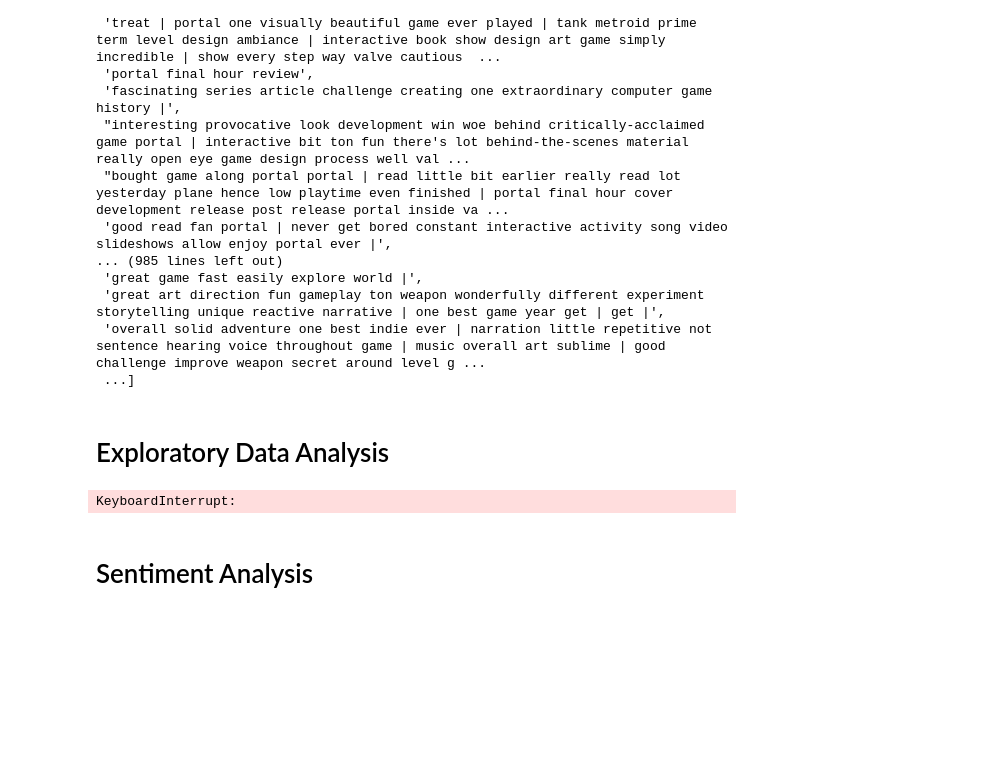
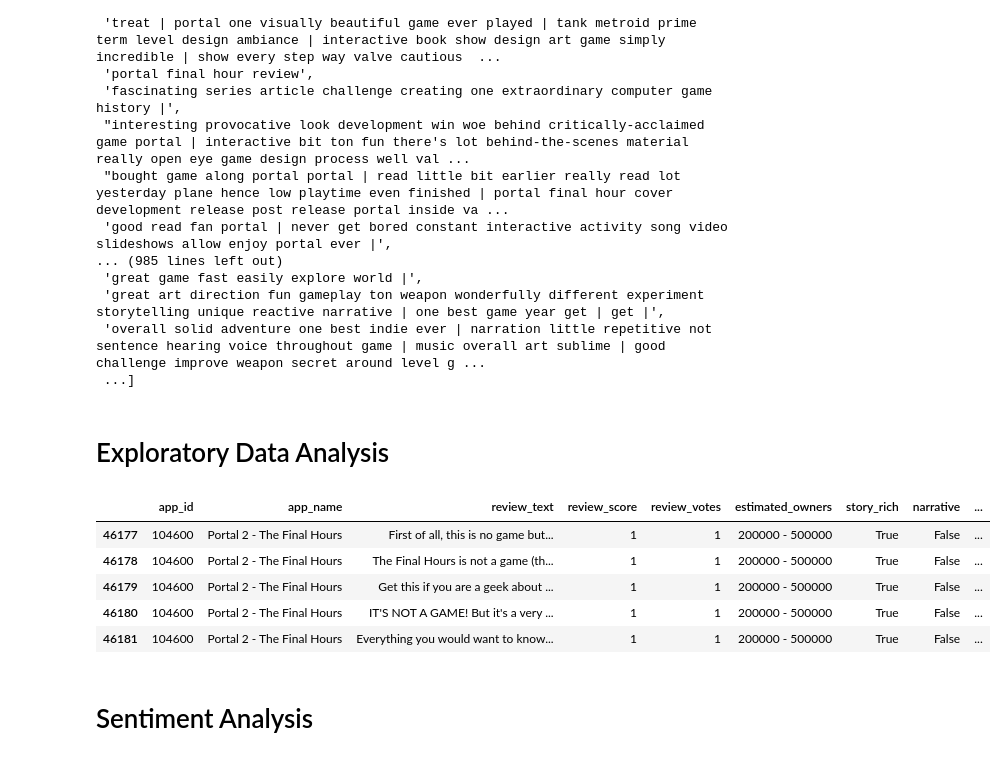
Before and after one commit to diego-nst/BongcayaoSalazarTanalgo_SocialComputing, a Jupyter notebook: project.ipynb, the cells around one changed output. Drawn from its saved outputs; the diff is of its cells as text; code cells hidden in the pictures; blank space fills up the shorter version.

Commit message:
added more columns to the dataframe

```diff
--- a/project.ipynb
+++ b/project.ipynb
@@ -181,15 +184,49 @@ lemmatized_reviews
 # %%
 #inserting data from 1 dataset to the next
 estimated_owners = []
+prices = []
+last_game = ""
+estimate = ""
+price = 0
+story_rich=[]
+narrative=[]
+choices_matter=[]
+to_append = [False, False, False]
 for i in range (len(filtered_reviews)):
-    game = filtered_reviews.iloc[i,2]
-    estimated_owners.append(narrative_games.loc[narrative_games["AppID"]==game, "Release date"].iloc[0]) #for some reason realease date is the header for estimated owners dont ask me
+    game = filtered_reviews.iloc[i,1] #sometimes its 1, sometimes its 2,,, idk why
+    if game != last_game:
+        estimate = narrative_games.loc[narrative_games["AppID"]==game, "Release date"].iloc[0]
+        #for some reason realease date is the header for estimated owners dont ask me
+        game_tags = narrative_games.loc[narrative_games["AppID"]==game, "Tags"].iloc[0]
+        to_append[0] = "Story Rich" in game_tags
+        to_append[1] = "Narrative" in game_tags
+        to_append[2] = "Choices Matter" in game_tags
+        #same here,, required age = price
+        price = narrative_games.loc[narrative_games["AppID"]==game, "Required age"].iloc[0]
+
+    estimated_owners.append(estimate)
+    story_rich.append(to_append[0])
+    narrative.append(to_append[1])
+    choices_matter.append(to_append[2])
+    prices.append(price)
+    last_game = game
+
 
 filtered_reviews["estimated_owners"] = estimated_owners
+filtered_reviews["story_rich"] = story_rich
+filtered_reviews["narrative"] = narrative
+filtered_reviews["choices_matter"] = choices_matter
+filtered_reviews["price"] = prices
+
 
 filtered_reviews.head()
 # %% [output]
-KeyboardInterrupt:
+|  | app_id | app_name | review_text | review_score | review_votes | estimated_owners | story_rich | narrative | ... |
+| 46177 | 104600 | Portal 2 - The Final Hours | First of all, this is no game but... | 1 | 1 | 200000 - 500000 | True | False | ... |
+| 46178 | 104600 | Portal 2 - The Final Hours | The Final Hours is not a game (th... | 1 | 1 | 200000 - 500000 | True | False | ... |
+| 46179 | 104600 | Portal 2 - The Final Hours | Get this if you are a geek about ... | 1 | 1 | 200000 - 500000 | True | False | ... |
+| 46180 | 104600 | Portal 2 - The Final Hours | IT'S NOT A GAME! But it's a very ... | 1 | 1 | 200000 - 500000 | True | False | ... |
+| 46181 | 104600 | Portal 2 - The Final Hours | Everything you would want to know... | 1 | 1 | 200000 - 500000 | True | False | ... |
 # %% [markdown]
 # Sentiment Analysis
 # %% [markdown]
```
Also changed, not shown: parts of 2 cells of this notebook.
